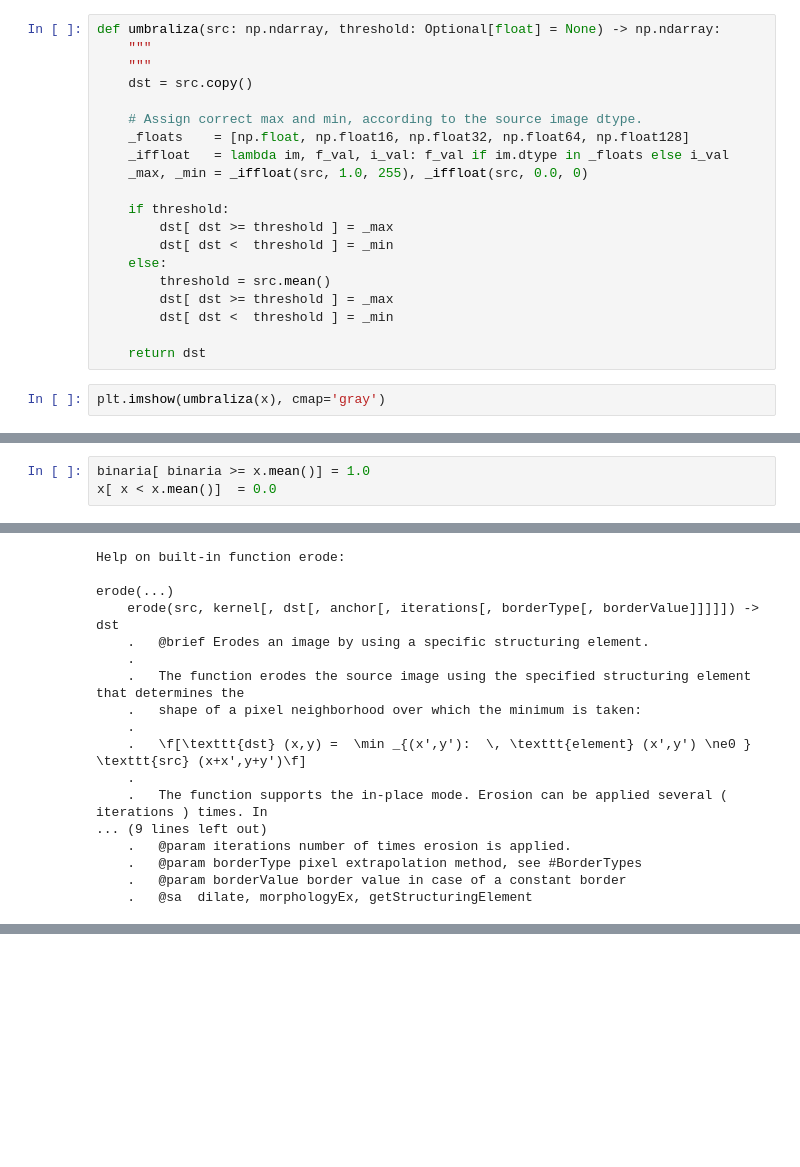
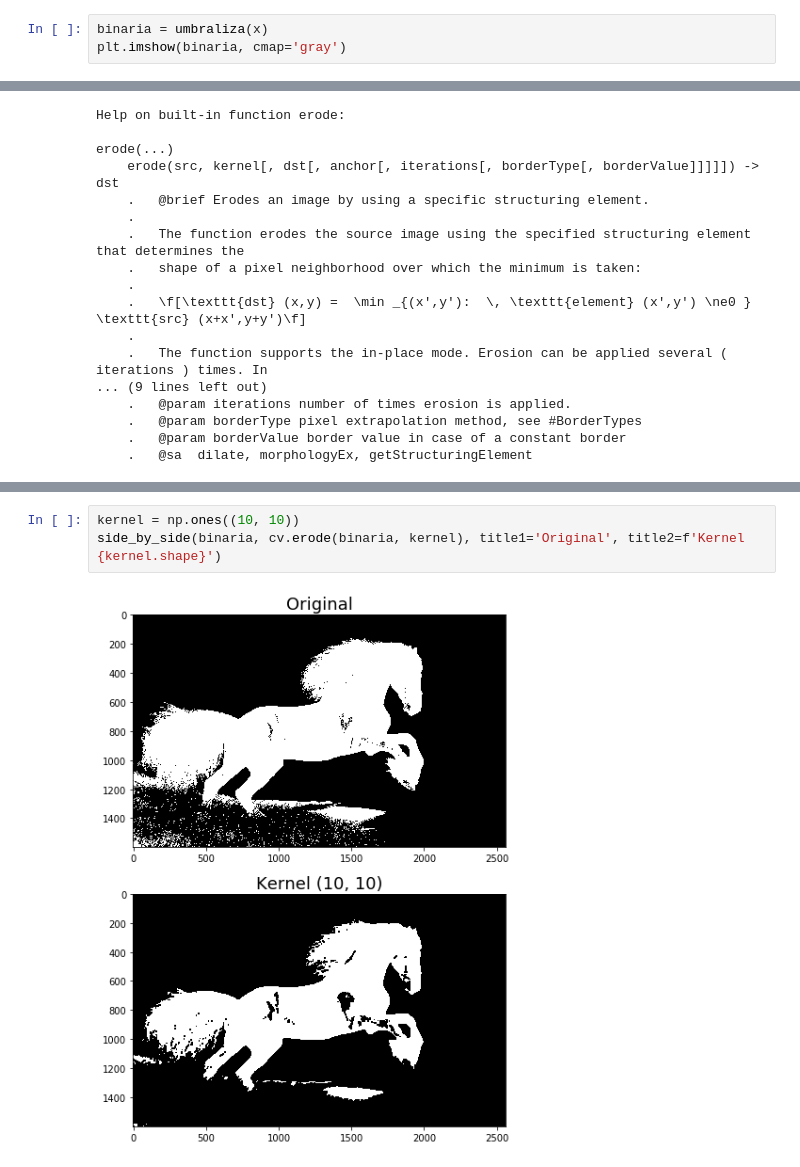
Before and after one commit to gmagannaDevelop/MorphoImg, a Jupyter notebook: Erosion.ipynb, the cells around one changed output, grey strips where cells are left out. Drawn from its saved outputs; the diff is of its cells as text; blank space fills up the shorter version.

```diff
--- a/Erosion.ipynb
+++ b/Erosion.ipynb
@@ -21,31 +71,9 @@ plt.imshow(x, cmap='gray')
 # %% [output]
 <matplotlib.image.AxesImage at 0x...>
 [figure]
-# %%
-def umbraliza(src: np.ndarray, threshold: Optional[float] = None) -> np.ndarray:
-    """
-    """
-    dst = src.copy()
-
-    # Assign correct max and min, according to the source image dtype.
-    _floats    = [np.float, np.float16, np.float32, np.float64, np.float128]
-    _iffloat   = lambda im, f_val, i_val: f_val if im.dtype in _floats else i_val
-    _max, _min = _iffloat(src, 1.0, 255), _iffloat(src, 0.0, 0)
-
-    if threshold:
-        dst[ dst >= threshold ] = _max
-        dst[ dst <  threshold ] = _min
-    else:
-        threshold = src.mean()
-        dst[ dst >= threshold ] = _max
-        dst[ dst <  threshold ] = _min
-
-    return dst
 # %%
-plt.imshow(umbraliza(x), cmap='gray')
+binaria = umbraliza(x)
+plt.imshow(binaria, cmap='gray')
 # %% [output]
 <matplotlib.image.AxesImage at 0x...>
 [figure]
-# %%
-binaria[ binaria >= x.mean()] = 1.0
-x[ x < x.mean()]  = 0.0
@@ -104,0 +100,5 @@ e =
+# %%
+kernel = np.ones((10, 10))
+side_by_side(binaria, cv.erode(binaria, kernel), title1='Original', title2=f'Kernel {kernel.shape}')
+# %% [output]
+[figure, added]
```
Also changed, not shown: parts of 13 cells of this notebook, 1 other file.
